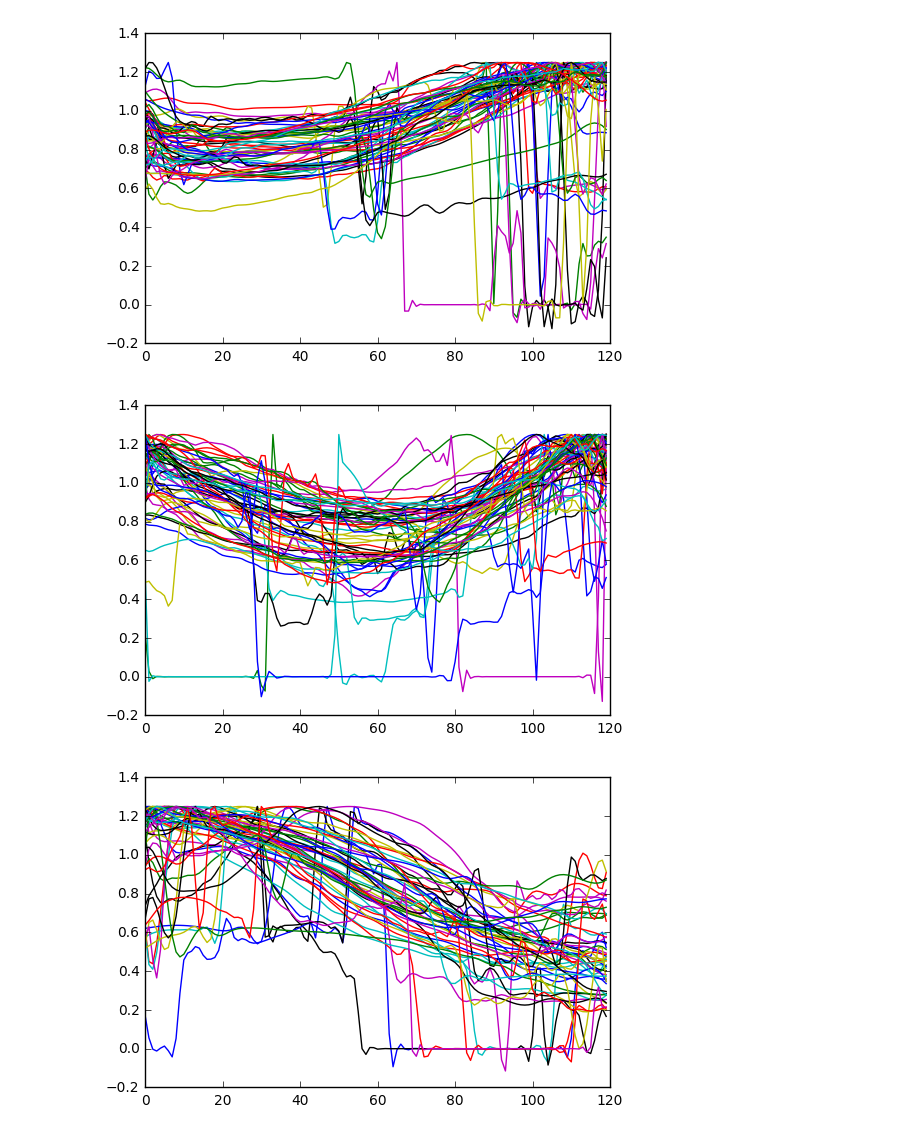
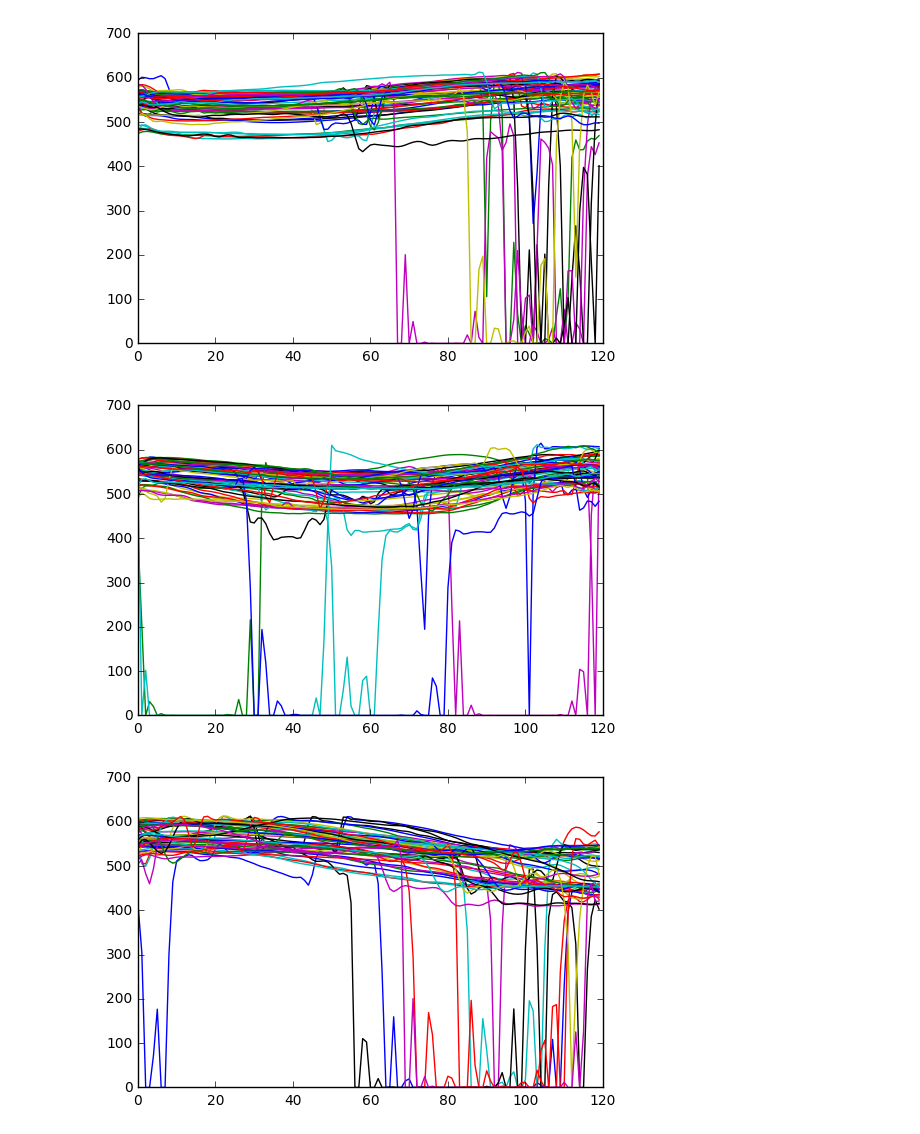
Before and after one commit to BreakVoid/DL_Project, a Jupyter notebook: overlap-plot.ipynb, the cells around one changed output. Drawn from its saved outputs; the diff is of its cells as text; code cells hidden in the pictures.

Commit message:
add new data

```diff
--- a/overlap-plot.ipynb
+++ b/overlap-plot.ipynb
@@ -80,8 +80,9 @@ plt.show()
 Engy, F0, Y = data_utils.LoadData('test')
 Engy, F0 = data_utils.IgnoreLowEnergyFrequence(Engy, F0)
 Engy, F0 = data_utils.TrimData(Engy, F0)
+Engy, F0 = data_utils.LogData(Engy, F0)
 Engy, F0 = data_utils.NormalizeDataLengthWithInterpolation(Engy, F0, result_len=120)
-Engy, F0 = data_utils.CenterlizeData(Engy, F0)
+
 data_utils.SaveData(Engy, F0, Y, 'test')
 
 x = [i for i in xrange(120)]
@@ -113,3 +114,3 @@ plt.show()
-[figure, old version]
+[figure, new version]
-[figure, old version]
+[figure, new version]
-[figure, old version]
+[figure, new version]
```
Also changed, not shown: parts of 3 cells of this notebook, 19 other files.
